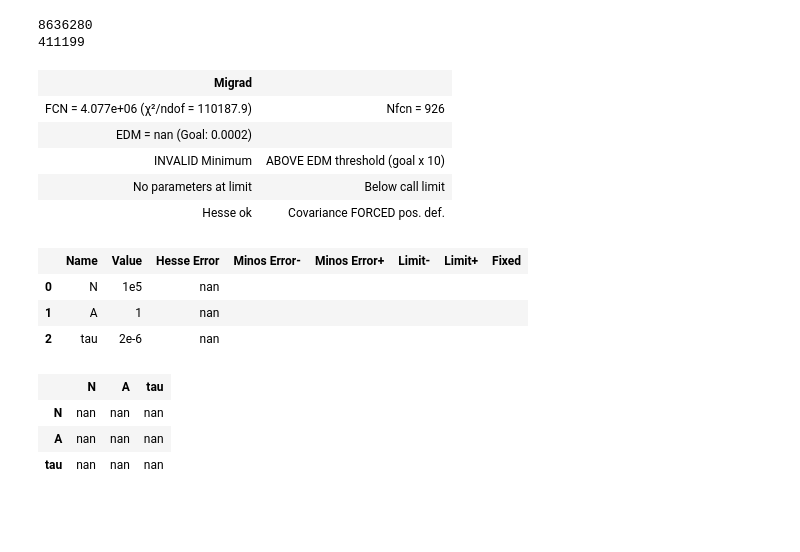
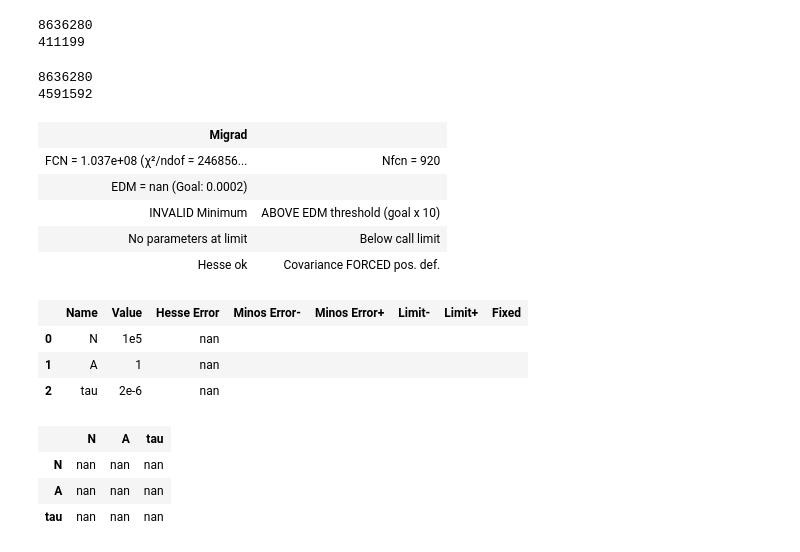
Before and after one commit to Matti-z/Lab-muons, a Jupyter notebook: hist.ipynb, the cells around one changed output. Saved outputs shown, nothing was run; the diff lists cells and outputs as text; code cells hidden in the pictures; blank space fills up the shorter version.

```diff
--- a/hist.ipynb
+++ b/hist.ipynb
@@ -6,7 +6,7 @@ from scipy.stats import expon, norm
 import plotly.graph_objects as go
 
 
-n_bins = 40
+n_bins = 45
 
 def exp( x , N, A , tau ):
     return N*expon.cdf(x , A , tau)
@@ -62,25 +62,23 @@ fig.update_layout(
 )
 
 fig.show()
+# %% [output]
+8636280
+411199
 # %%
 data = np.genfromtxt("Data/timestamp/2026-01-08.csv", delimiter=',')
 print(len(data))
 
-data = data[(data > 2e-6)]
+data = data[(data > 2e-7)]
 
 print(len(data))
 
 count, edges = np.histogram(data, bins=n_bins , density=False)
-
-count -= 4000
-
-n = exp_fit( exp ,1e5 ,1 , 2e-6 , count , edges)
-display(n)
 # %% [output]
 8636280
-411199
+4591592
 | Migrad |  |
-| FCN = 4.077e+06 (χ²/ndof = 110187.9) | Nfcn = 926 |
+| FCN = 1.037e+08 (χ²/ndof = 246856... | Nfcn = 920 |
 | EDM = nan (Goal: 0.0002) |  |
 | INVALID Minimum | ABOVE EDM threshold (goal x 10) |
 | No parameters at limit | Below call limit |
```
Also changed, not shown: parts of 4 cells of this notebook.
